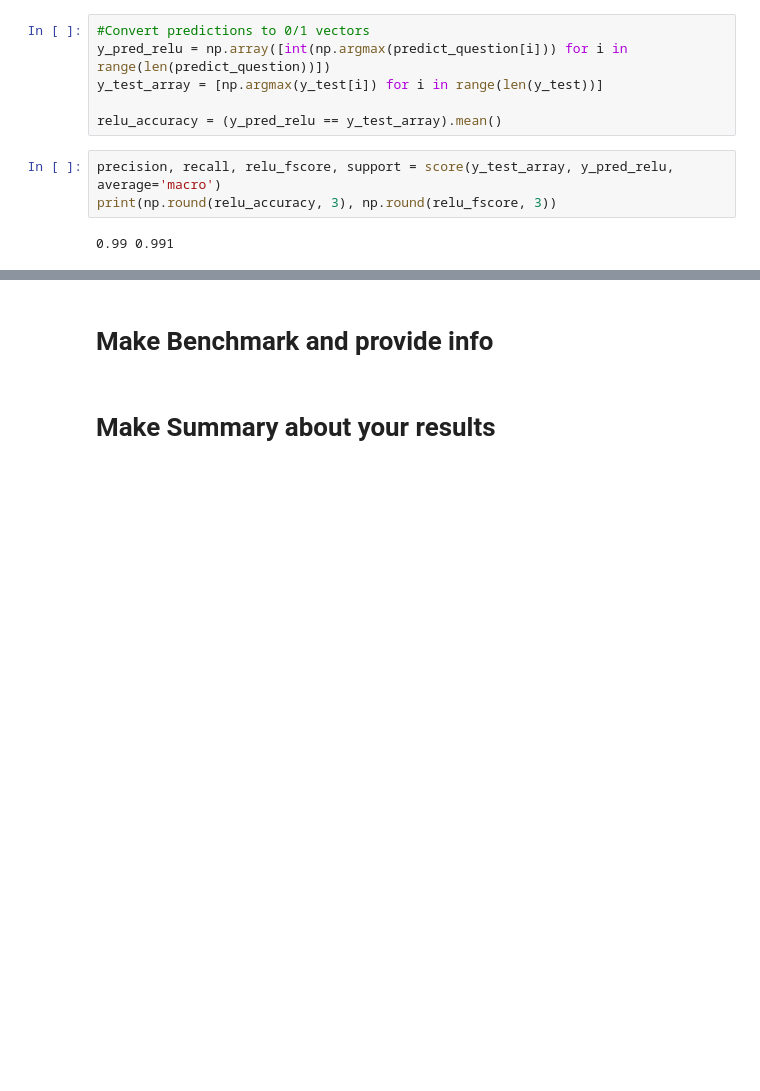
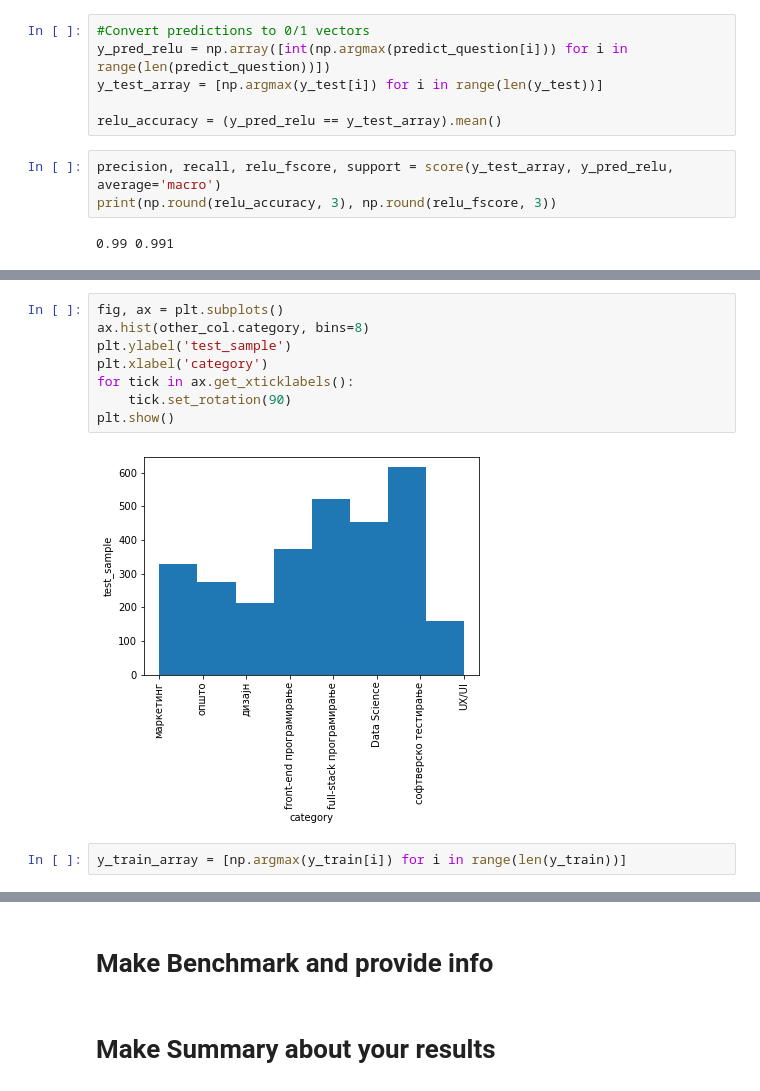
Before and after one commit to filipgd1/NLP-Chatbot, a Jupyter notebook: NLP-Project-gjurcin.ipynb, the cells around one changed output, grey strips where cells are left out. Saved outputs shown, nothing was run; the diff lists cells and outputs as text; blank space fills up the shorter version.

```diff
--- a/NLP-Project-gjurcin.ipynb
+++ b/NLP-Project-gjurcin.ipynb
@@ -519,0 +541,12 @@ plt.show()
+# %%
+fig, ax = plt.subplots()
+ax.hist(other_col.category, bins=8)
+plt.ylabel('test_sample')
+plt.xlabel('category')
+for tick in ax.get_xticklabels():
+    tick.set_rotation(90)
+plt.show()
+# %% [output]
+[figure, added]
+# %%
+y_train_array = [np.argmax(y_train[i]) for i in range(len(y_train))]
```
Also changed, not shown: parts of 8 cells of this notebook.
